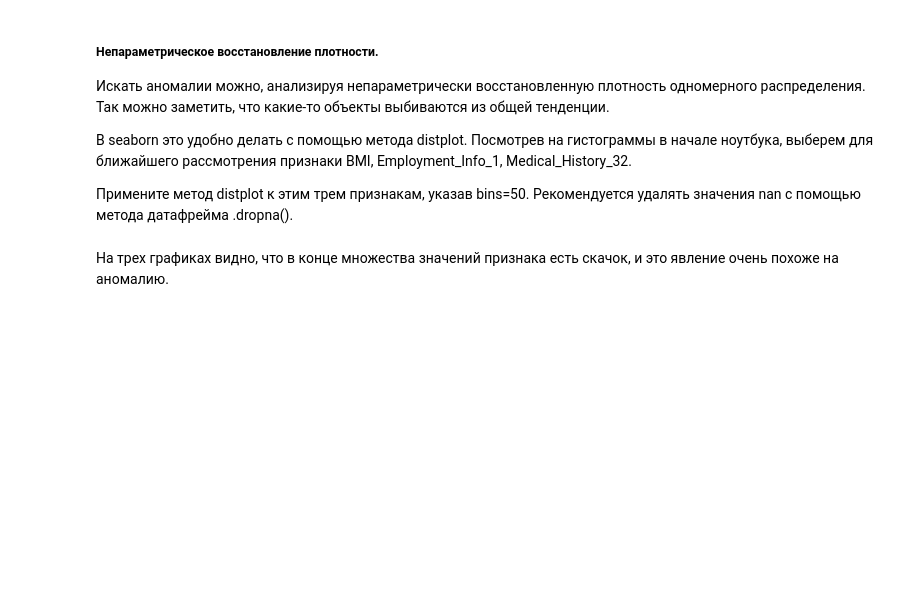
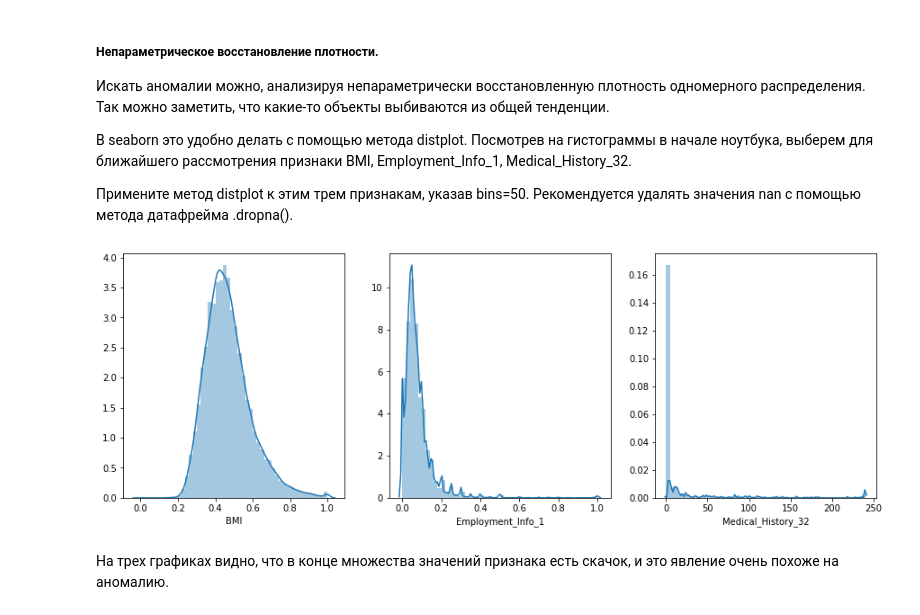
Before and after one commit to anafisa/ML-specialization, a Jupyter notebook: Searching In Data Structure/Visualization/visualization_assignment.ipynb, the cells around one changed output. Saved outputs shown, nothing was run; the diff lists cells and outputs as text; code cells hidden in the pictures; blank space fills up the shorter version.

```diff
--- a/Searching In Data Structure/Visualization/visualization_assignment.ipynb
+++ b/Searching In Data Structure/Visualization/visualization_assignment.ipynb
@@ -454,3 +495,10 @@ labels = svm_.predict(sdata[person_features])
+# %%
+distplot_features = ['BMI', 'Employment_Info_1', 'Medical_History_32']
+f, axes = plt.subplots(1, 3, figsize=(15, 5))
+for i in range(len(distplot_features)):
+    seaborn.distplot(data[distplot_features[i]].dropna(), bins=50, ax=axes[i])
+# %% [output]
+[figure, added]
 # %% [markdown]
 На трех графиках видно, что в конце множества значений признака есть скачок, и это явление очень похоже на аномалию.
 # %% [markdown]
```
Also changed, not shown: parts of 24 cells of this notebook.
